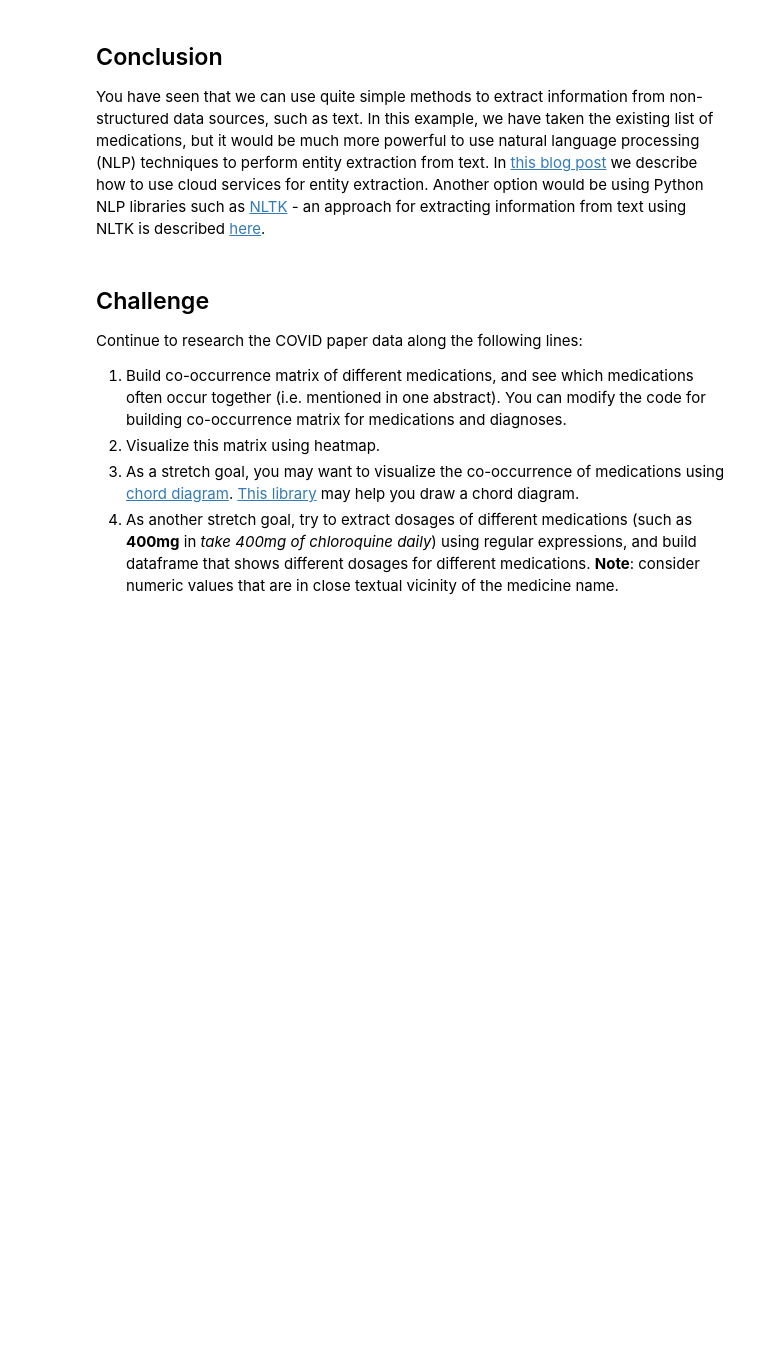
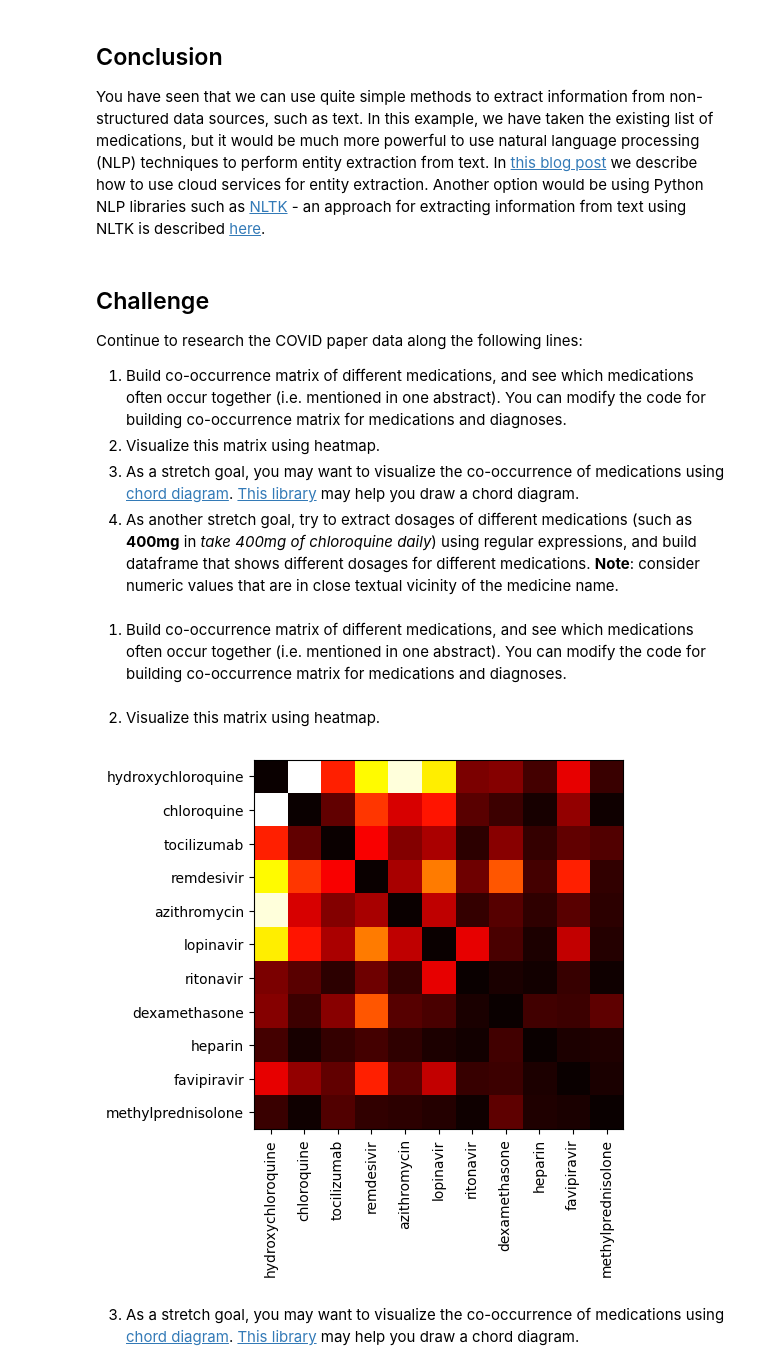
Before and after one commit to zhangleihan/Data-Science, a Jupyter notebook: 2-Working-With-Data/07-python/notebook-papers.ipynb, the cells around one changed output. Saved outputs shown, nothing was run; the diff lists cells and outputs as text; code cells hidden in the pictures; blank space fills up the shorter version.

```diff
--- a/2-Working-With-Data/07-python/notebook-papers.ipynb
+++ b/2-Working-With-Data/07-python/notebook-papers.ipynb
@@ -281,3 +298,28 @@ Continue to research the COVID paper data along the following lines:
 1. Visualize this matrix using heatmap.
 1. As a stretch goal, you may want to visualize the co-occurrence of medications using [chord diagram](https://en.wikipedia.org/wiki/Chord_diagram). [This library](https://pypi.org/project/chord/) may help you draw a chord diagram.
 1. As another stretch goal, try to extract dosages of different medications (such as **400mg** in *take 400mg of chloroquine daily*) using regular expressions, and build dataframe that shows different dosages for different medications. **Note**: consider numeric values that are in close textual vicinity of the medicine name.
+# %% [markdown]
+1. Build co-occurrence matrix of different medications, and see which medications often occur together (i.e. mentioned in one abstract). You can modify the code for building co-occurrence matrix for medications and diagnoses.
+# %%
+m = np.zeros((len(medications),len(medications)))
+for a in df['abstract']:
+    x = str(a).lower()
+    for i,d in enumerate(medications):
+        if ' '+d in x:
+            for j,me in enumerate(medications):
+                if ' '+me in x and d!=me:
+                    m[j,i] += 1
+# %% [markdown]
+2. Visualize this matrix using heatmap.
+# %%
+plt.imshow(m,interpolation='nearest',cmap='hot')
+ax = plt.gca()
+ax.set_yticks(range(len(medications)))
+ax.set_yticklabels(medications)
+ax.set_xticks(range(len(medications)))
+ax.set_xticklabels(medications,rotation=90)
+plt.show()
+# %% [output]
+[figure, added]
+# %% [markdown]
+3. As a stretch goal, you may want to visualize the co-occurrence of medications using [chord diagram](https://en.wikipedia.org/wiki/Chord_diagram). [This library](https://pypi.org/project/chord/) may help you draw a chord diagram.
```
Also changed, not shown: parts of 12 cells of this notebook, 10 other files.
